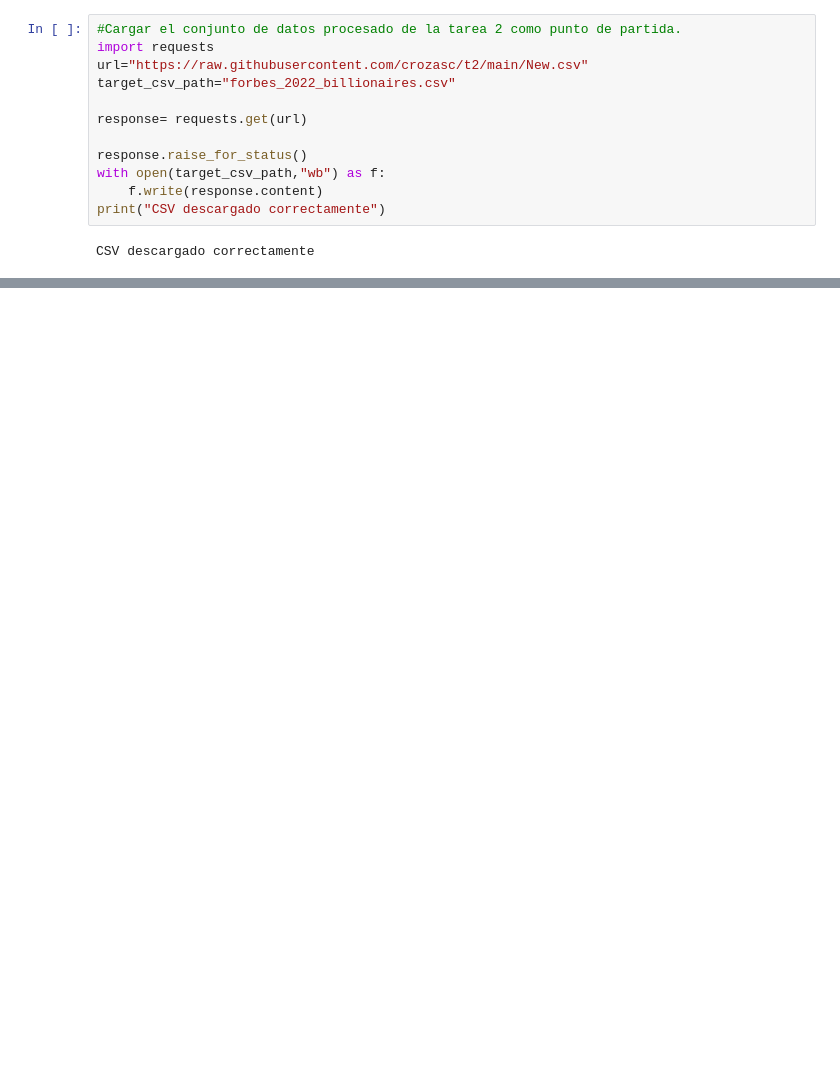
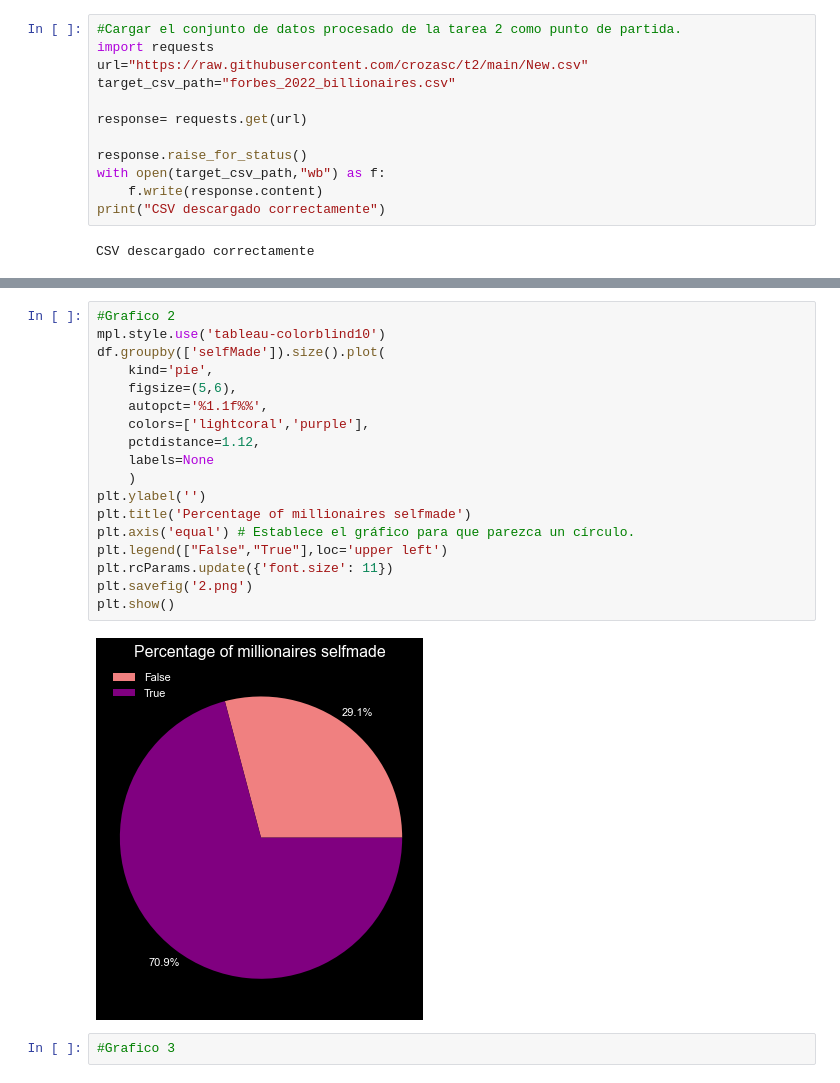
Before and after one commit to crozasc/t3, a Jupyter notebook: main.ipynb, the cells around one changed output, grey strips where cells are left out. Saved outputs shown, nothing was run; the diff lists cells and outputs as text; blank space fills up the shorter version.

```diff
--- a/main.ipynb
+++ b/main.ipynb
@@ -44,0 +47,22 @@ plt.show() # este comando se necesita para mostrar los cambios realizados  en la
+# %%
+#Grafico 2
+mpl.style.use('tableau-colorblind10')
+df.groupby(['selfMade']).size().plot(
+    kind='pie',
+    figsize=(5,6),
+    autopct='%1.1f%%',
+    colors=['lightcoral','purple'],
+    pctdistance=1.12,
+    labels=None
+    )
+plt.ylabel('')
+plt.title('Percentage of millionaires selfmade')
+plt.axis('equal') # Establece el gráfico para que parezca un círculo.
+plt.legend(["False","True"],loc='upper left')
+plt.rcParams.update({'font.size': 11})
+plt.savefig('2.png')
+plt.show()
+# %% [output]
+[figure, added]
+# %%
+#Grafico 3
```
Also changed, not shown: parts of 1 cell of this notebook, 3 other files.
